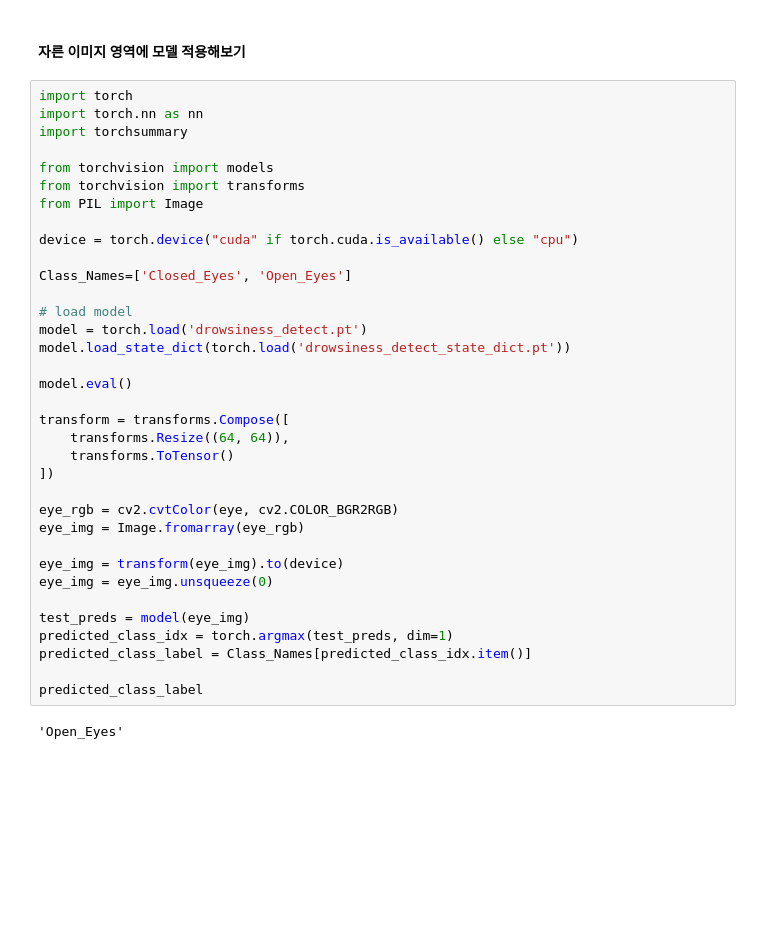
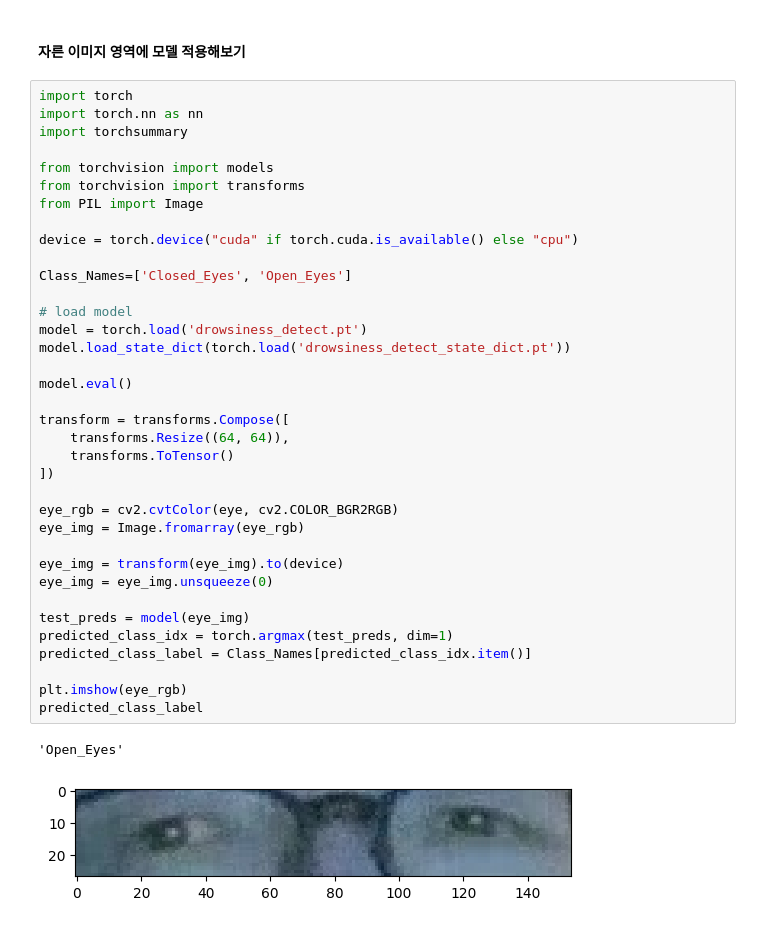
Before and after one commit to iznue/Ml_project, a Jupyter notebook: week8/drowsiness_detection/test_aihub_mediapipe&torchmodel.ipynb, the cells around one changed output. Drawn from its saved outputs; the diff is of its cells as text; blank space fills up the shorter version.

```diff
--- a/week8/drowsiness_detection/test_aihub_mediapipe&torchmodel.ipynb
+++ b/week8/drowsiness_detection/test_aihub_mediapipe&torchmodel.ipynb
@@ -492,30 +453,32 @@ from torchvision import transforms
 from PIL import Image
 
 device = torch.device("cuda" if torch.cuda.is_available() else "cpu")
 
 Class_Names=['Closed_Eyes', 'Open_Eyes']
 
 # load model
 model = torch.load('drowsiness_detect.pt')
 model.load_state_dict(torch.load('drowsiness_detect_state_dict.pt'))
 
 model.eval()
 
 transform = transforms.Compose([
     transforms.Resize((64, 64)),
     transforms.ToTensor()
 ])
 
 eye_rgb = cv2.cvtColor(eye, cv2.COLOR_BGR2RGB)
 eye_img = Image.fromarray(eye_rgb)
 
 eye_img = transform(eye_img).to(device)
 eye_img = eye_img.unsqueeze(0)
 
 test_preds = model(eye_img)
 predicted_class_idx = torch.argmax(test_preds, dim=1)
 predicted_class_label = Class_Names[predicted_class_idx.item()]
 
+plt.imshow(eye_rgb)
 predicted_class_label
 # %% [output]
 'Open_Eyes'
+[figure, added]
```
Also changed, not shown: parts of 7 cells of this notebook.
